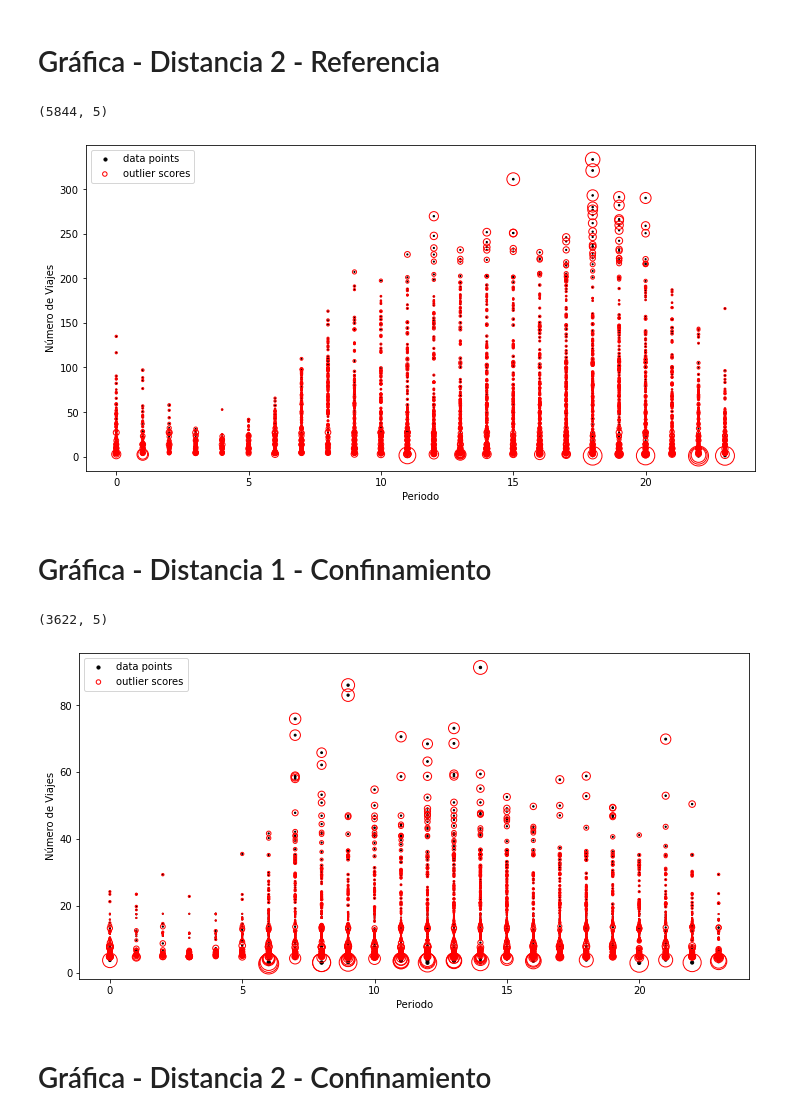
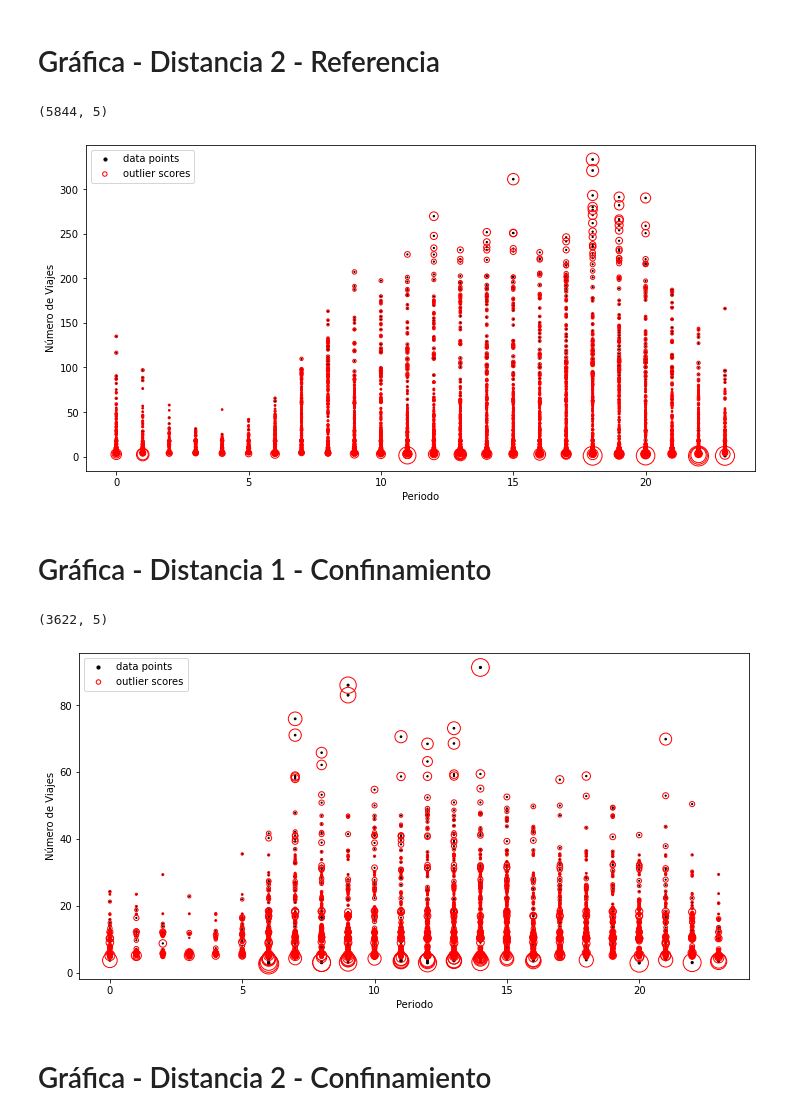
Before and after one commit to Jhonvalencia77/11avo_avance, a Jupyter notebook: Valores_atipicos_2.ipynb, the cells around one changed output. Cells and saved outputs as stored; diff of their text form; code cells hidden in the pictures.

```diff
--- a/Valores_atipicos_2.ipynb
+++ b/Valores_atipicos_2.ipynb
@@ -202,7 +207,7 @@ plt.show()
 # %%
 # Calculo normalizado
 print(df_ref_dist2.shape)
-clf = LocalOutlierFactor(n_neighbors=100)
+clf = LocalOutlierFactor(n_neighbors=200)
 
 mean_viajes = df_ref_dist2['viajes'].mean()
 std_viajes = df_ref_dist2['viajes'].std()
@@ -229,40 +234,40 @@ legend.legendHandles[1]._sizes = [20]
 plt.show()
 # %% [output]
 (5844, 5)
-[figure, old version]
+[figure, new version]
 # %% [markdown]
 # Gráfica - Distancia 1 - Confinamiento
 # %%
 # Calculo normalizado
 print(df_Conf_dist1.shape)
-clf = LocalOutlierFactor(n_neighbors=300)
+clf = LocalOutlierFactor(n_neighbors=80)
 
 mean_viajes = df_Conf_dist1['viajes'].mean()
 std_viajes = df_Conf_dist1['viajes'].std()
 df_Conf_dist1['viajes_normalizado'] = (df_Conf_dist1['viajes'] - mean_viajes) / std_viajes
 normalized_df = df_Conf_dist1[['viajes_normalizado']]
 # normalized_df = (df_ref_dist1-df_ref_dist1.mean())/df_ref_dist1.std() # Se hace resta del valor y la media de la columna para después dividir por la desviación estandar
 
 clf.fit_predict(normalized_df)    #Calculamos la distancia entre los puntos
 results = clf.negative_outlier_factor_ #Cuanto menor sea el negative_outlier_factor_, más probable es que el punto sea un valor atípico
 df_Conf_dist1['LOF'] = results.tolist()  #Agregamos columna lof
 
 df_Conf_dist1.query('LOF < -1.5') # No hace nada porque no lo guardamos en una variable
 
 
 plt.figure(figsize=(12, 6))
 plt.scatter(df_Conf_dist1.index,df_Conf_dist1['viajes'], c='black', s=df_Conf_dist1.LOF * -1, label='data points')
 radius = (results.max() - results) / (results.max() - results.min())
 plt.scatter(df_Conf_dist1.index,df_Conf_dist1['viajes'], s=400 * radius, edgecolors ='r', facecolors='none', label='outlier scores')
 plt.xlabel('Periodo')
 plt.ylabel('Número de Viajes')
 legend = plt.legend(loc='upper left')
 legend.legendHandles[0]._sizes = [10]
 legend.legendHandles[1]._sizes = [20]
 plt.show()
 # %% [output]
 (3622, 5)
-[figure, old version]
+[figure, new version]
 # %% [markdown]
 # Gráfica - Distancia 2 - Confinamiento
 # %%
```
Also changed, not shown: parts of 18 cells of this notebook.
